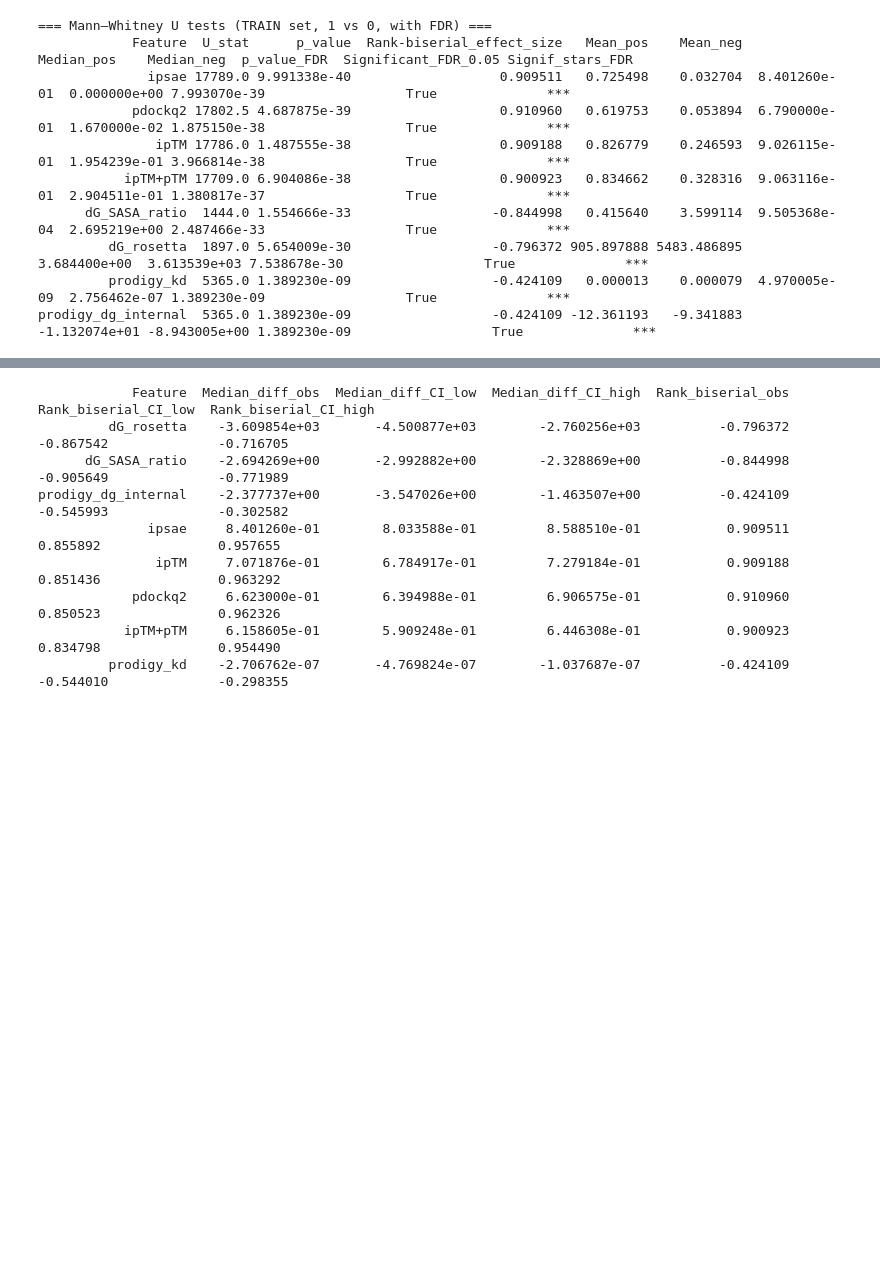
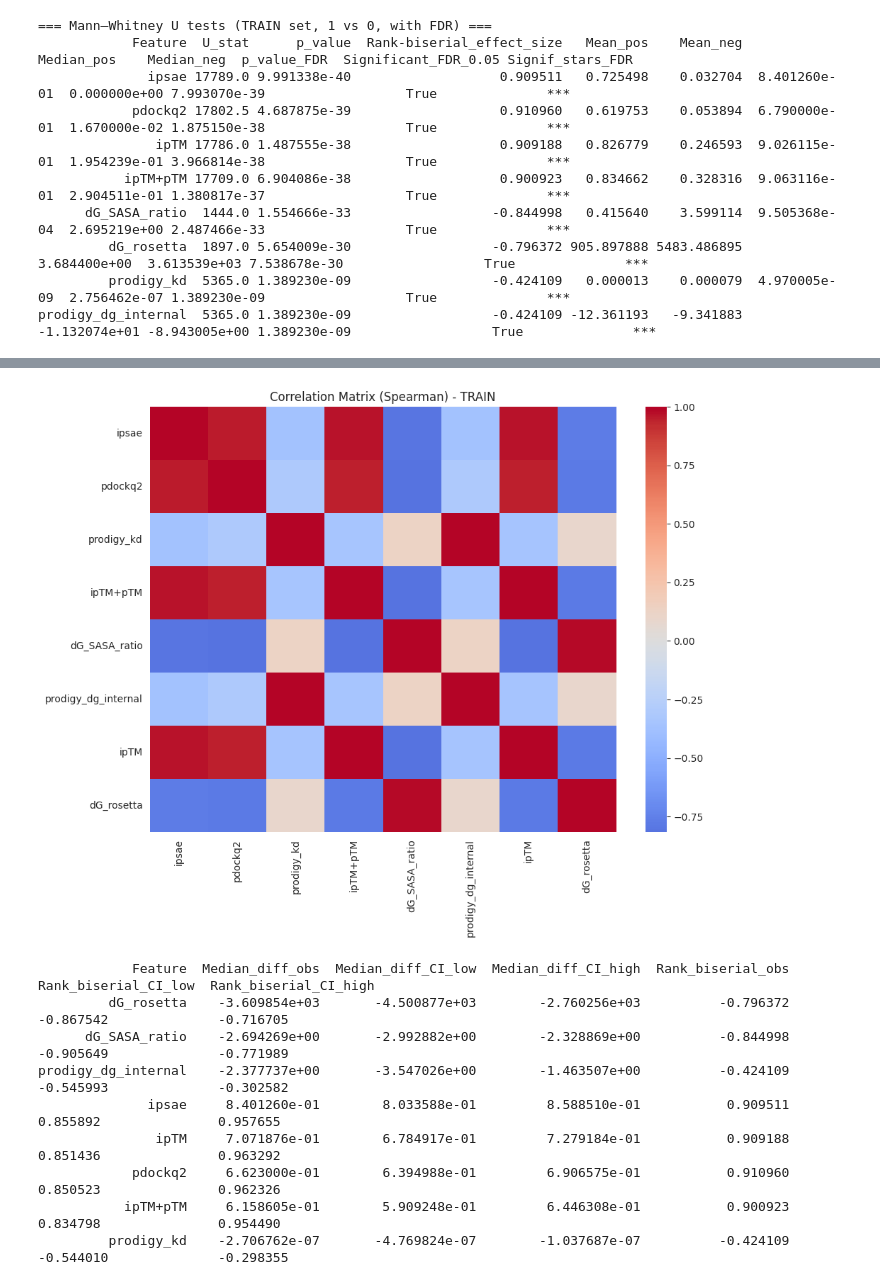
Before and after one commit to KessenP/explorae, a Jupyter notebook: notebooks/binder_selection_pipeline.ipynb, the cells around one changed output, grey strips where cells are left out. Cells and saved outputs as stored; diff of their text form; code cells hidden in the pictures; blank space fills up the shorter version.

```diff
--- a/notebooks/binder_selection_pipeline.ipynb
+++ b/notebooks/binder_selection_pipeline.ipynb
@@ -568,3 +556,13 @@ plt.show()
+# %%
+# Spearman (rang, non-paramétrique — robuste à non-normalité et monotone)
+correlation_spearman = df_train[FEATURE_COLS].corr(method='spearman')
+plt.figure(figsize=(10, 8))
+sns.heatmap(correlation_spearman, cmap='coolwarm', center=0)
+plt.title('Correlation Matrix (Spearman) - TRAIN')
+plt.tight_layout()
+plt.show()
+# %% [output]
+[figure, added]
 # %%
 from sklearn.utils import resample
 
```
Also changed, not shown: parts of 18 cells of this notebook.
